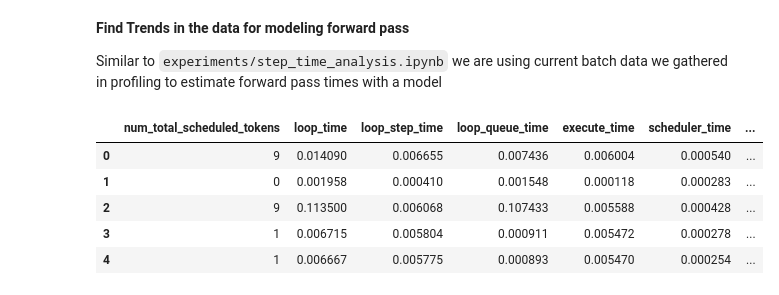
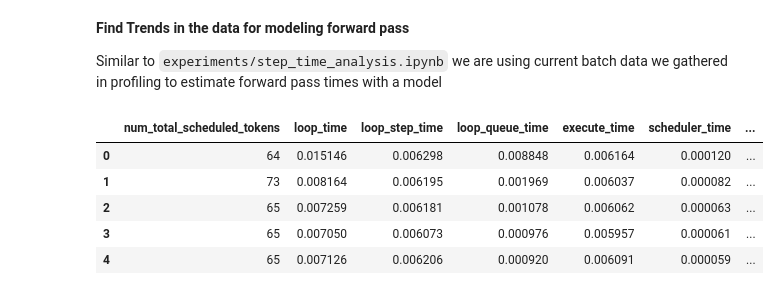
Before and after one commit to inference-sim/pytools, a Jupyter notebook: experiments/predict_model_execute.ipynb, the cells around one changed output. Saved outputs shown, nothing was run; the diff lists cells and outputs as text; code cells hidden in the pictures.

```diff
--- a/experiments/predict_model_execute.ipynb
+++ b/experiments/predict_model_execute.ipynb
@@ -5,19 +46,19 @@ Similar to `experiments/step_time_analysis.ipynb` we are using current batch dat
 # %%
 from utils import parse_csv, format_data, concatenate_dataframes # found in utils.py
 
-path1 = 'profiling/train'
+path1 = 'profiling/execution-data/largesweep/train/'
 
 # # parse and concat all dataframes
 df = concatenate_dataframes(path1)
 df = format_data(df)
 df.head()
 # %% [output]
 |  | num_total_scheduled_tokens | loop_time | loop_step_time | loop_queue_time | execute_time | scheduler_time | ... |
-| 0 | 9 | 0.014090 | 0.006655 | 0.007436 | 0.006004 | 0.000540 | ... |
-| 1 | 0 | 0.001958 | 0.000410 | 0.001548 | 0.000118 | 0.000283 | ... |
-| 2 | 9 | 0.113500 | 0.006068 | 0.107433 | 0.005588 | 0.000428 | ... |
-| 3 | 1 | 0.006715 | 0.005804 | 0.000911 | 0.005472 | 0.000278 | ... |
-| 4 | 1 | 0.006667 | 0.005775 | 0.000893 | 0.005470 | 0.000254 | ... |
+| 0 | 64 | 0.015146 | 0.006298 | 0.008848 | 0.006164 | 0.000120 | ... |
+| 1 | 73 | 0.008164 | 0.006195 | 0.001969 | 0.006037 | 0.000082 | ... |
+| 2 | 65 | 0.007259 | 0.006181 | 0.001078 | 0.006062 | 0.000063 | ... |
+| 3 | 65 | 0.007050 | 0.006073 | 0.000976 | 0.005957 | 0.000061 | ... |
+| 4 | 65 | 0.007126 | 0.006206 | 0.000920 | 0.006091 | 0.000059 | ... |
 # %%
 def manual_predict(sum_decode_tokens, sum_prefill_tokens, max_prefill_tokens, num_prefills):
     # Your coefficients (in order of the features)
```
Also changed, not shown: parts of 5 cells of this notebook, 6 other files.
